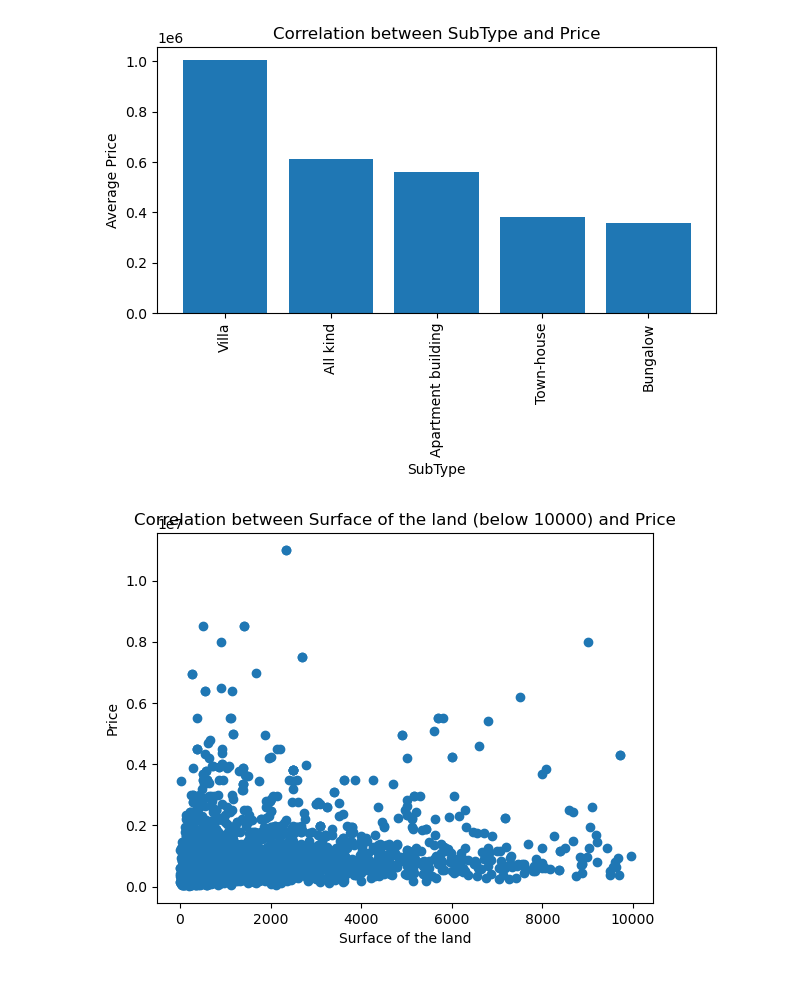
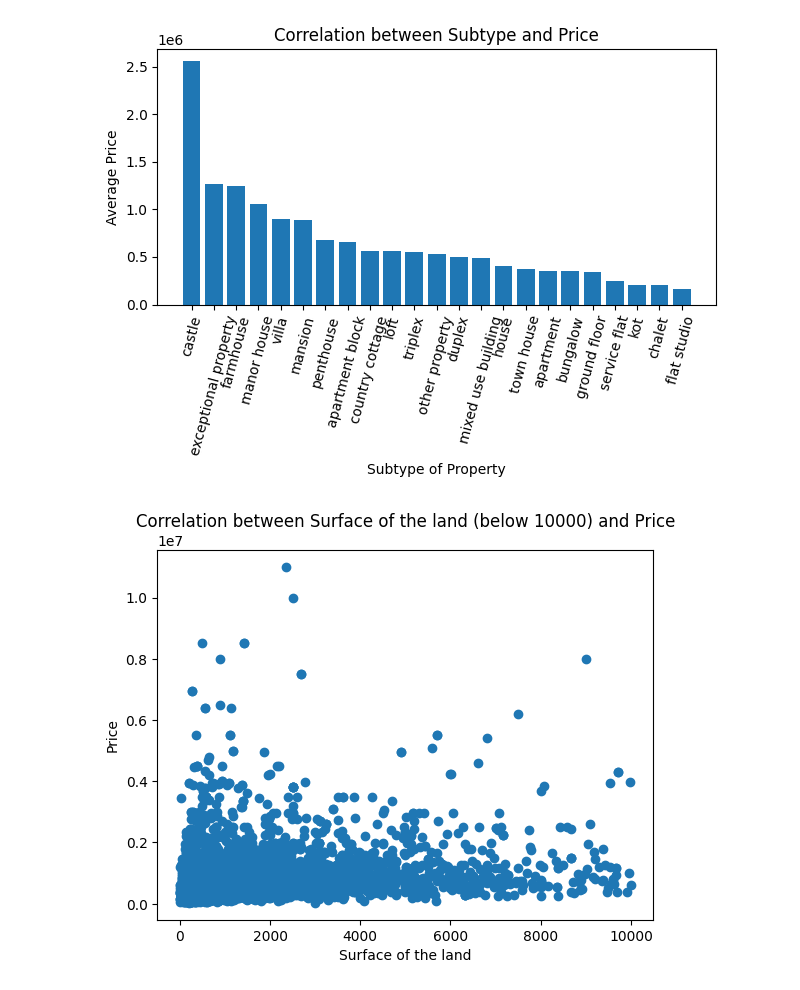
Before and after one commit to SaidKardic/challenge-data-analysis, a Jupyter notebook: Visualization_rag_Team.ipynb, the cells around one changed output. Saved outputs shown, nothing was run; the diff lists cells and outputs as text; code cells hidden in the pictures.

```diff
--- a/Visualization_rag_Team.ipynb
+++ b/Visualization_rag_Team.ipynb
@@ -7 +4,3 @@ df
+# %%
+df=pd.read_csv('updated_cleaned_data.csv')
 # %%
@@ -54,26 +46,20 @@ plt.show()
 # %%
-import pandas as pd
-import matplotlib.pyplot as plt
-
-subtype_price = df[['Type of building', 'Price (€)']]
+subtype_price = df[['Subtype of Property', 'Price (€)']]
 subtype_price = subtype_price.dropna()
 
-avg_price = subtype_price.groupby('Type of building')['Price (€)'].mean().reset_index()
+avg_price = subtype_price.groupby('Subtype of Property')['Price (€)'].mean().reset_index()
 avg_price = avg_price.sort_values('Price (€)', ascending=False)
 
-plt.bar(avg_price['Type of building'], avg_price['Price (€)'])
-plt.xlabel('SubType')
+plt.bar(avg_price['Subtype of Property'], avg_price['Price (€)'])
+plt.xlabel('Subtype of Property')
 plt.ylabel('Average Price')
-plt.title('Correlation between SubType and Price')
-plt.xticks(rotation=90)
+plt.title('Correlation between Subtype and Price')
+plt.xticks(rotation=75)
 plt.tight_layout()
 plt.show()
 # %% [output]
-[figure, old version]
+[figure, new version]
 # %%
-import pandas as pd
-import matplotlib.pyplot as plt
-
 filtered_df = df[df['Surface of the plot (m²)'] < 10000]
 
 surface_price = filtered_df[['Surface of the plot (m²)', 'Price (€)']]
@@ -86,5 +72,5 @@ plt.ylabel('Price')
 plt.title('Correlation between Surface of the land (below 10000) and Price')
 plt.show()
 # %% [output]
-[figure, old version]
+[figure, new version]
 # %%
```
Also changed, not shown: parts of 13 cells of this notebook, 2 other files.
